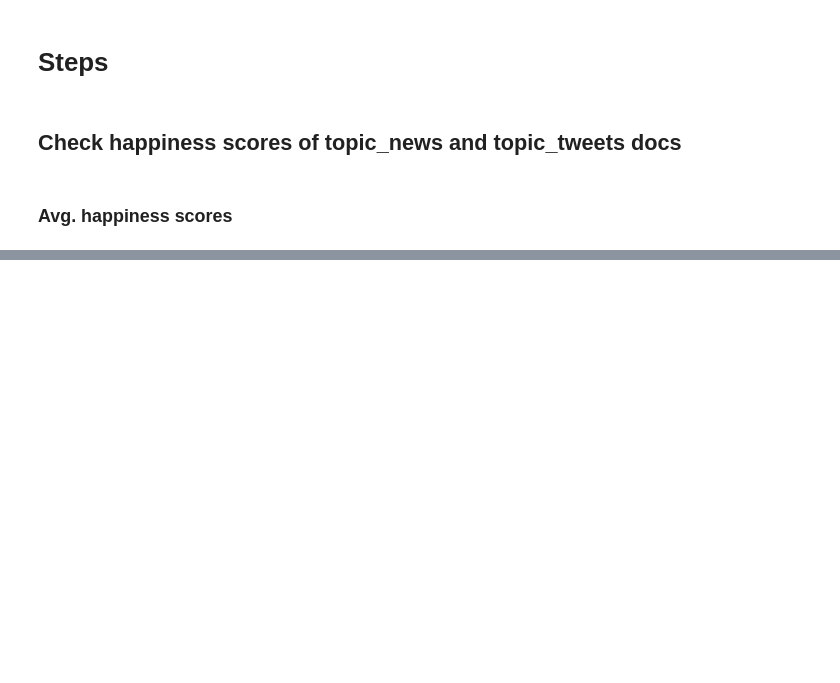
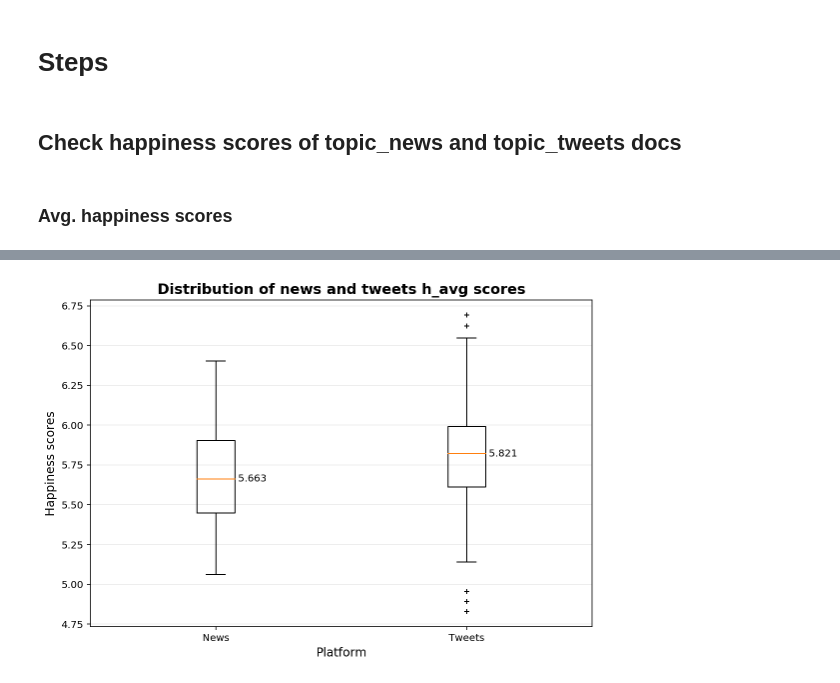
Before and after one commit to dahengwang0705/cross_media_affect_analysis, a Jupyter notebook: develop/20171021-daheng-eda_topic_news_tweets_happiness.ipynb, the cells around one changed output, grey strips where cells are left out. Cells and saved outputs as stored; diff of their text form; code cells hidden in the pictures; blank space fills up the shorter version.

Commit message:
ibm tweets news first part

```diff
--- a/develop/20171021-daheng-eda_topic_news_tweets_happiness.ipynb
+++ b/develop/20171021-daheng-eda_topic_news_tweets_happiness.ipynb
@@ -48,7 +51,7 @@ nb_name = '20171021-daheng-eda_topic_news_tweets_happiness'
 Compute h_avg scores for each topic_news and topic_tweets doc
 """
 
-topics_h_avg_csv_file = os.path.join(config.FIG_DIR, 'topics_h_avg.csv')
+topics_h_avg_csv_file = os.path.join(config.FIG_DIR, 'topics_h_avg.updated.csv')
 
 if 0 == 1:
     topics_h_avg_lst = []
@@ -85,7 +88,8 @@ if 0 == 1:
         '''
         Compute h_avg score for topic_tweets doc
         '''
-        topic_tweets_shed_words_freq_dict_pkl_file = os.path.join(config.TOPICS_TWEETS_SHED_WORDS_FREQ_DICT_PKLS_DIR, '{}.dict.pkl'.format(topic_ind))
+        topic_tweets_shed_words_freq_dict_pkl_file = os.path.join(config.TOPICS_TWEETS_SHED_WORDS_FREQ_DICT_PKLS_DIR,
+                                                                  '{}.updated.dict.pkl'.format(topic_ind))
         with open(topic_tweets_shed_words_freq_dict_pkl_file, 'rb') as f:
             topic_tweets_shed_words_freq_dict = pickle.load(f)
 
@@ -126,0 +133,12 @@ Wall time: 13min 46s
+# %%
+"""
+Load data
+"""
+if 1 == 1:
+    topics_h_avg_csv_file = os.path.join(config.FIG_DIR, 'topics_h_avg.updated.csv')
+
+    topics_h_avg_df = pd.read_csv(topics_h_avg_csv_file, sep='\t', quoting=csv.QUOTE_MINIMAL)
+
+    topic_lst_df = pd.DataFrame(config.MANUALLY_SELECTED_TOPICS_LST)
+
+    topics_h_avg_df['category'] = topic_lst_df['category']
@@ -126,0 +167,42 @@ Wall time: 13min 46s
+# %%
+"""
+Plot distribution of news_h_avg and tweets_h_avg
+"""
+if 1 == 1:
+    '''
+    Prepare data
+    '''
+    data = [topics_h_avg_df['news_h_avg'], topics_h_avg_df['tweets_h_avg']]
+
+    '''
+    Plot
+    '''
+    fig, ax = plt.subplots(figsize=(9, 6))
+
+    bp = plt.boxplot(data, notch=False, sym='k+', vert=True)
+    plt.setp(bp['boxes'], color='black')
+    plt.setp(bp['whiskers'], color='black')
+    plt.setp(bp['fliers'], color='red', marker='+', markersize=5)
+
+    ax.set_xticklabels(['News', 'Tweets'])
+
+    title_fontdict = {'weight': 'bold', 'size': 'x-large'}
+    ax.set_title('Distribution of news and tweets h_avg scores', fontdict=title_fontdict)
+
+    label_fontdict = {'size': 'large'}
+    ax.set_xlabel('Platform', fontdict=label_fontdict)
+    ax.set_ylabel('Happiness scores', fontdict=label_fontdict)
+#     ax.set_yscale('log')
+
+    # add a horizontal grid to the plot, but make it very light in color
+    ax.yaxis.grid(True, linestyle='-', which='major', color='lightgrey', alpha=0.5)
+    ax.set_axisbelow(True)
+
+    # add median value text to the median line
+    for line in bp['medians']:
+        # get position data for median line
+        x, y = line.get_xydata()[1] # right point of median line
+        # overlay median value
+        ax.text(x, y, ' {:.4}'.format(y), horizontalalignment='left', verticalalignment='center')
+# %% [output]
+[figure, added]
```
Also changed, not shown: parts of 11 cells of this notebook, 9 other files.
